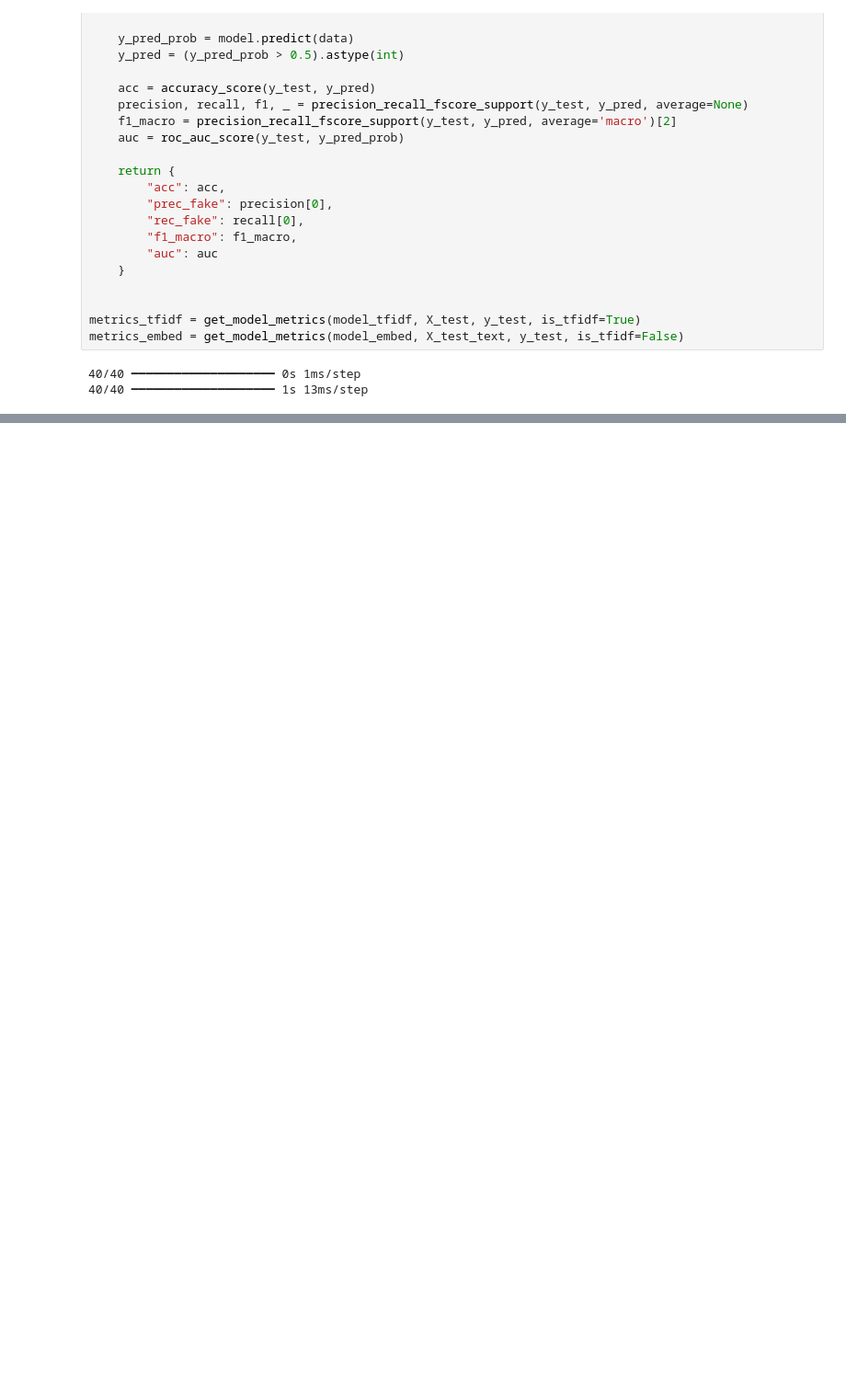
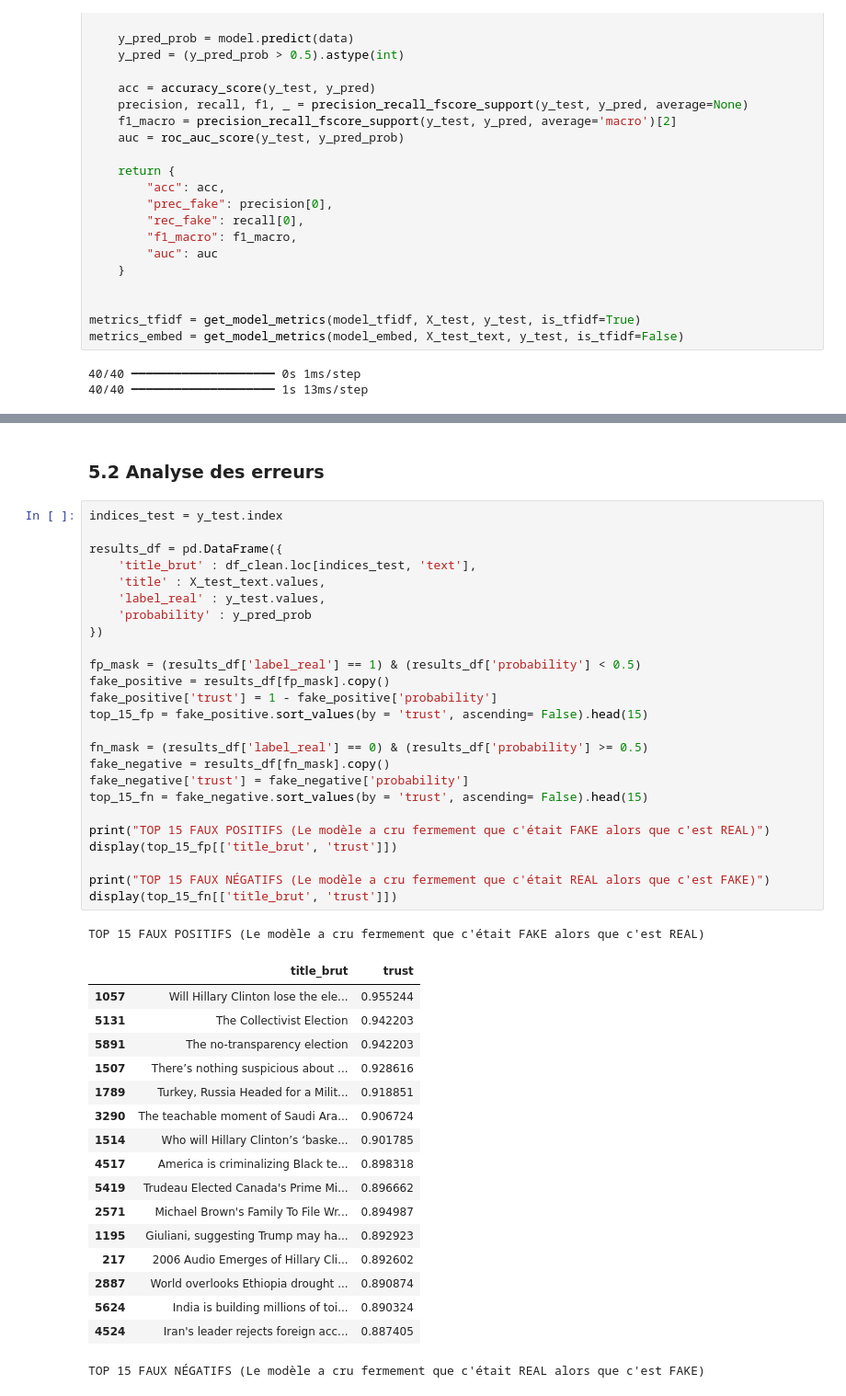
Before and after one commit to Solangele/CDSD_ecf4, a Jupyter notebook: notebook/ecf_fake_news.ipynb, the cells around one changed output, grey strips where cells are left out. Shown at 92% size. Drawn from its saved outputs; the diff is of its cells as text; blank space fills up the shorter version.

```diff
--- a/notebook/ecf_fake_news.ipynb
+++ b/notebook/ecf_fake_news.ipynb
@@ -718,0 +775,46 @@ display(HTML(df_comparaison.to_html(index=False)))
+# %% [markdown]
+### 5.2 Analyse des erreurs
+# %%
+indices_test = y_test.index
+
+results_df = pd.DataFrame({
+    'title_brut' : df_clean.loc[indices_test, 'text'],
+    'title' : X_test_text.values,
+    'label_real' : y_test.values,
+    'probability' : y_pred_prob
+})
+
+fp_mask = (results_df['label_real'] == 1) & (results_df['probability'] < 0.5)
+fake_positive = results_df[fp_mask].copy()
+fake_positive['trust'] = 1 - fake_positive['probability']
+top_15_fp = fake_positive.sort_values(by = 'trust', ascending= False).head(15)
+
+fn_mask = (results_df['label_real'] == 0) & (results_df['probability'] >= 0.5)
+fake_negative = results_df[fn_mask].copy()
+fake_negative['trust'] = fake_negative['probability']
+top_15_fn = fake_negative.sort_values(by = 'trust', ascending= False).head(15)
+
+print("TOP 15 FAUX POSITIFS (Le modèle a cru fermement que c'était FAKE alors que c'est REAL)")
+display(top_15_fp[['title_brut', 'trust']])
+
+print("TOP 15 FAUX NÉGATIFS (Le modèle a cru fermement que c'était REAL alors que c'est FAKE)")
+display(top_15_fn[['title_brut', 'trust']])
+# %% [output]
+TOP 15 FAUX POSITIFS (Le modèle a cru fermement que c'était FAKE alors que c'est REAL)
+|  | title_brut | trust |
+| 1057 | Will Hillary Clinton lose the ele... | 0.955244 |
+| 5131 | The Collectivist Election | 0.942203 |
+| 5891 | The no-transparency election | 0.942203 |
+| 1507 | There’s nothing suspicious about ... | 0.928616 |
+| 1789 | Turkey, Russia Headed for a Milit... | 0.918851 |
+| 3290 | The teachable moment of Saudi Ara... | 0.906724 |
+| 1514 | Who will Hillary Clinton’s ‘baske... | 0.901785 |
+| 4517 | America is criminalizing Black te... | 0.898318 |
+| 5419 | Trudeau Elected Canada's Prime Mi... | 0.896662 |
+| 2571 | Michael Brown's Family To File Wr... | 0.894987 |
+| 1195 | Giuliani, suggesting Trump may ha... | 0.892923 |
+| 217 | 2006 Audio Emerges of Hillary Cli... | 0.892602 |
+| 2887 | World overlooks Ethiopia drought ... | 0.890874 |
+| 5624 | India is building millions of toi... | 0.890324 |
+| 4524 | Iran's leader rejects foreign acc... | 0.887405 |
+TOP 15 FAUX NÉGATIFS (Le modèle a cru fermement que c'était REAL alors que c'est FAKE)
```
Also changed, not shown: parts of 16 cells of this notebook, 2 other files.
